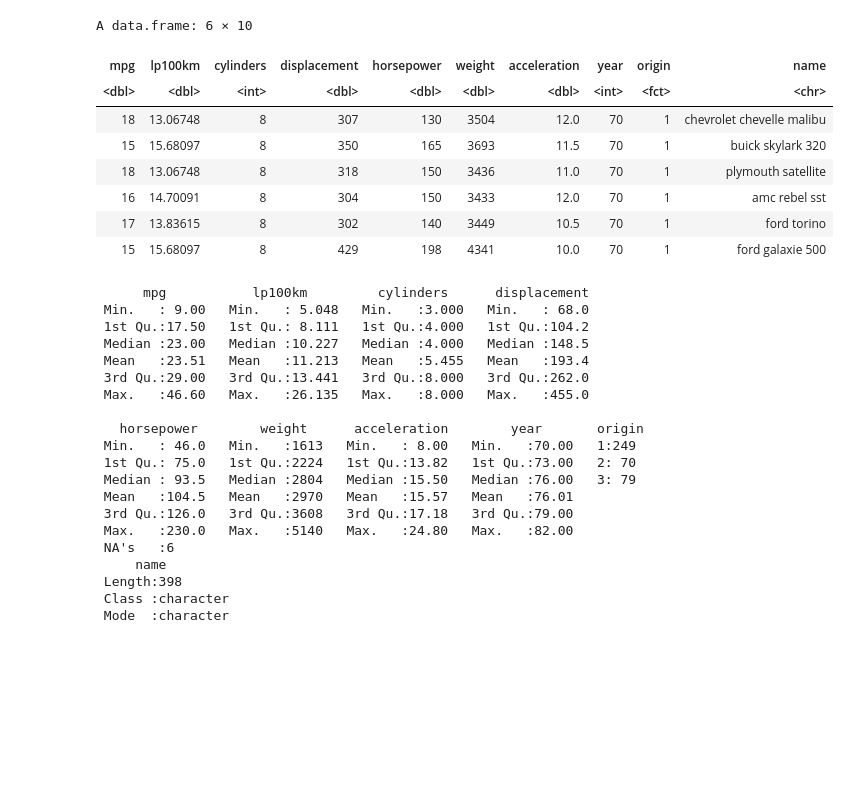
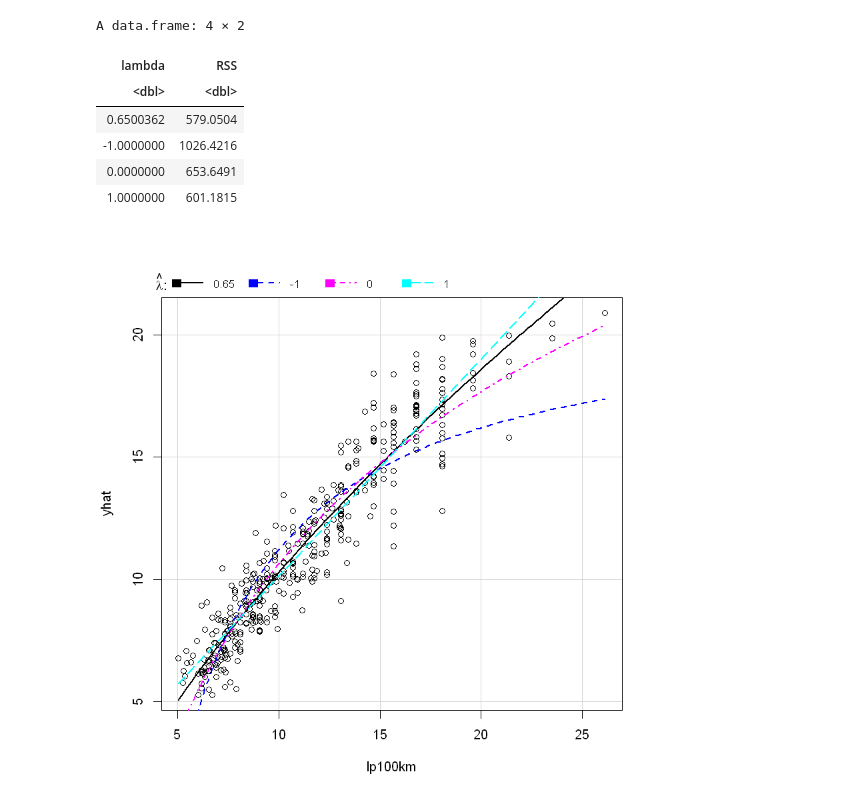
Before and after one commit to KillingVectorField/STA232-Final-Project, a Jupyter notebook: mpg.ipynb, the cells around one changed output. Drawn from its saved outputs; the diff is of its cells as text; code cells hidden in the pictures; blank space fills up the shorter version.

```diff
--- a/mpg.ipynb
+++ b/mpg.ipynb
@@ -3,35 +55,12 @@ mpg<-read.table("auto-mpg.txt",col.names = c("mpg","cylinders","displacement","h
 # %%
 mpg$lp100km<-100/mpg$mpg*0.621371192*3.78541178
-mpg<-mpg[c(1,10,2:9)]
-head(mpg)
-summary(mpg)
+car::inverseResponsePlot(lm(lp100km~., data=mpg[,-c(1,9)]))
 # %% [output]
-A data.frame: 6 × 10
+A data.frame: 4 × 2
-| mpg | lp100km | cylinders | displacement | horsepower | weight | acceleration | year | origin | name |
-| <dbl> | <dbl> | <int> | <dbl> | <dbl> | <dbl> | <dbl> | <int> | <fct> | <chr> |
-| 18 | 13.06748 | 8 | 307 | 130 | 3504 | 12.0 | 70 | 1 | chevrolet chevelle malibu |
-| 15 | 15.68097 | 8 | 350 | 165 | 3693 | 11.5 | 70 | 1 | buick skylark 320 |
-| 18 | 13.06748 | 8 | 318 | 150 | 3436 | 11.0 | 70 | 1 | plymouth satellite |
-| 16 | 14.70091 | 8 | 304 | 150 | 3433 | 12.0 | 70 | 1 | amc rebel sst |
-| 17 | 13.83615 | 8 | 302 | 140 | 3449 | 10.5 | 70 | 1 | ford torino |
-| 15 | 15.68097 | 8 | 429 | 198 | 4341 | 10.0 | 70 | 1 | ford galaxie 500 |
+| lambda | RSS |
+| <dbl> | <dbl> |
+| 0.6500362 | 579.0504 |
+| -1.0000000 | 1026.4216 |
+| 0.0000000 | 653.6491 |
+| 1.0000000 | 601.1815 |
-      mpg           lp100km         cylinders      displacement
- Min.   : 9.00   Min.   : 5.048   Min.   :3.000   Min.   : 68.0
- 1st Qu.:17.50   1st Qu.: 8.111   1st Qu.:4.000   1st Qu.:104.2
- Median :23.00   Median :10.227   Median :4.000   Median :148.5
- Mean   :23.51   Mean   :11.213   Mean   :5.455   Mean   :193.4
- 3rd Qu.:29.00   3rd Qu.:13.441   3rd Qu.:8.000   3rd Qu.:262.0
- Max.   :46.60   Max.   :26.135   Max.   :8.000   Max.   :455.0
-
-   horsepower        weight      acceleration        year       origin
- Min.   : 46.0   Min.   :1613   Min.   : 8.00   Min.   :70.00   1:249
- 1st Qu.: 75.0   1st Qu.:2224   1st Qu.:13.82   1st Qu.:73.00   2: 70
- Median : 93.5   Median :2804   Median :15.50   Median :76.00   3: 79
- Mean   :104.5   Mean   :2970   Mean   :15.57   Mean   :76.01
- 3rd Qu.:126.0   3rd Qu.:3608   3rd Qu.:17.18   3rd Qu.:79.00
- Max.   :230.0   Max.   :5140   Max.   :24.80   Max.   :82.00
- NA's   :6
-     name
- Length:398
- Class :character
- Mode  :character
+[figure, added]
```
Also changed, not shown: parts of 9 cells of this notebook.
